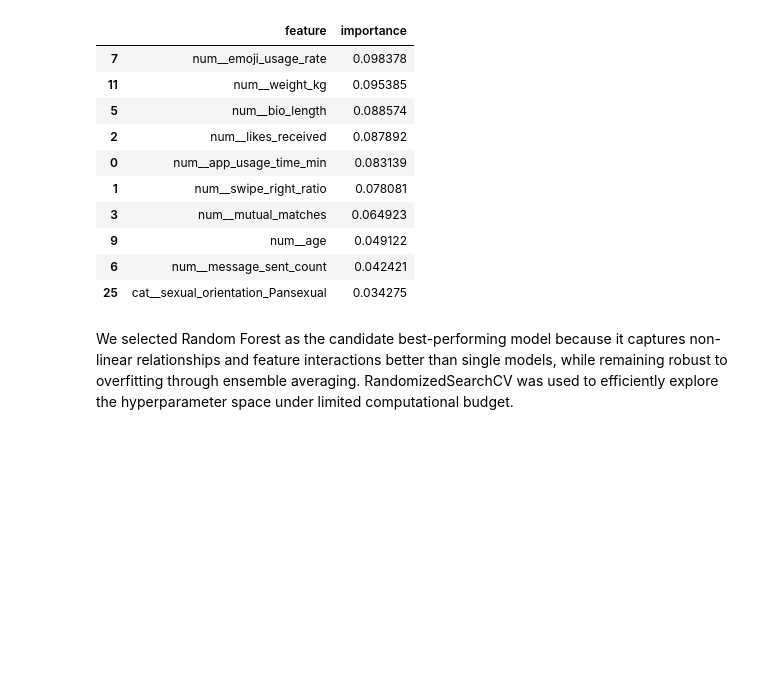
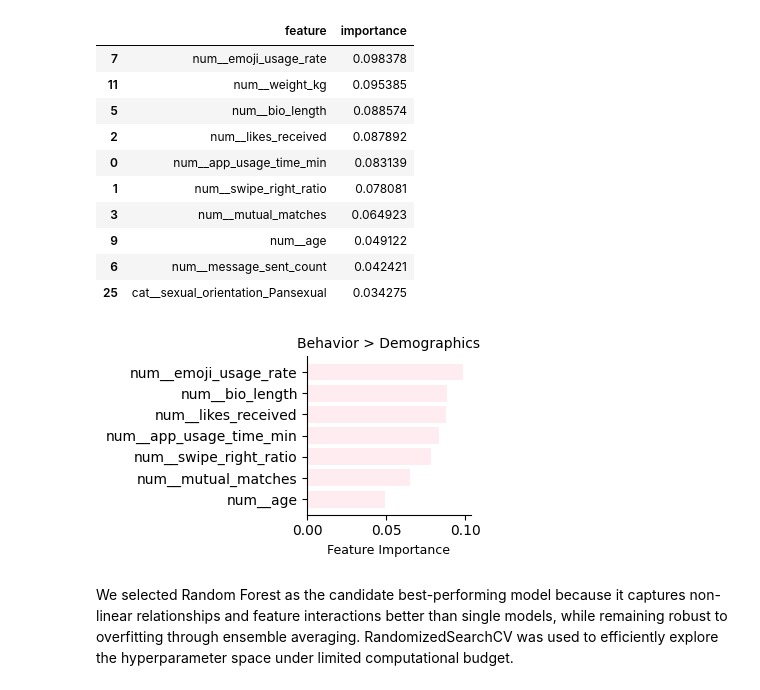
Before and after one commit to chiaralanzi93-create/machine_learning_dating_app_project, a Jupyter notebook: notebooks/model_development.ipynb, the cells around one changed output. Cells and saved outputs as stored; diff of their text form; code cells hidden in the pictures; blank space fills up the shorter version.

```diff
--- a/notebooks/model_development.ipynb
+++ b/notebooks/model_development.ipynb
@@ -392,6 +392,32 @@ fi_df.head(10)
 | 9 | num__age | 0.049122 |
 | 6 | num__message_sent_count | 0.042421 |
 | 25 | cat__sexual_orientation_Pansexual | 0.034275 |
+# %%
+selected_features = [
+    "num__emoji_usage_rate",
+    "num__bio_length",
+    "num__likes_received",
+    "num__app_usage_time_min",
+    "num__swipe_right_ratio",
+    "num__mutual_matches",
+    "num__age"  # demographic 对比
+]
+
+plot_df = fi_df[fi_df["feature"].isin(selected_features)].sort_values("importance")
+
+plt.figure(figsize=(4, 2.5))
+plt.barh(plot_df["feature"], plot_df["importance"], color="#ffecf1")
+
+plt.xlabel("Feature Importance", fontsize=9)
+plt.title("Behavior > Demographics", fontsize=10)
+
+plt.gca().spines["top"].set_visible(False)
+plt.gca().spines["right"].set_visible(False)
+
+plt.tight_layout()
+plt.show()
+# %% [output]
+[figure, added]
 # %% [markdown]
 We selected Random Forest as the candidate best-performing model because it captures non-linear relationships and feature interactions better than single models, while remaining robust to overfitting through ensemble averaging.
 RandomizedSearchCV was used to efficiently explore the hyperparameter space under limited computational budget.
```
Also changed, not shown: parts of 1 cell of this notebook, 5 other files.
